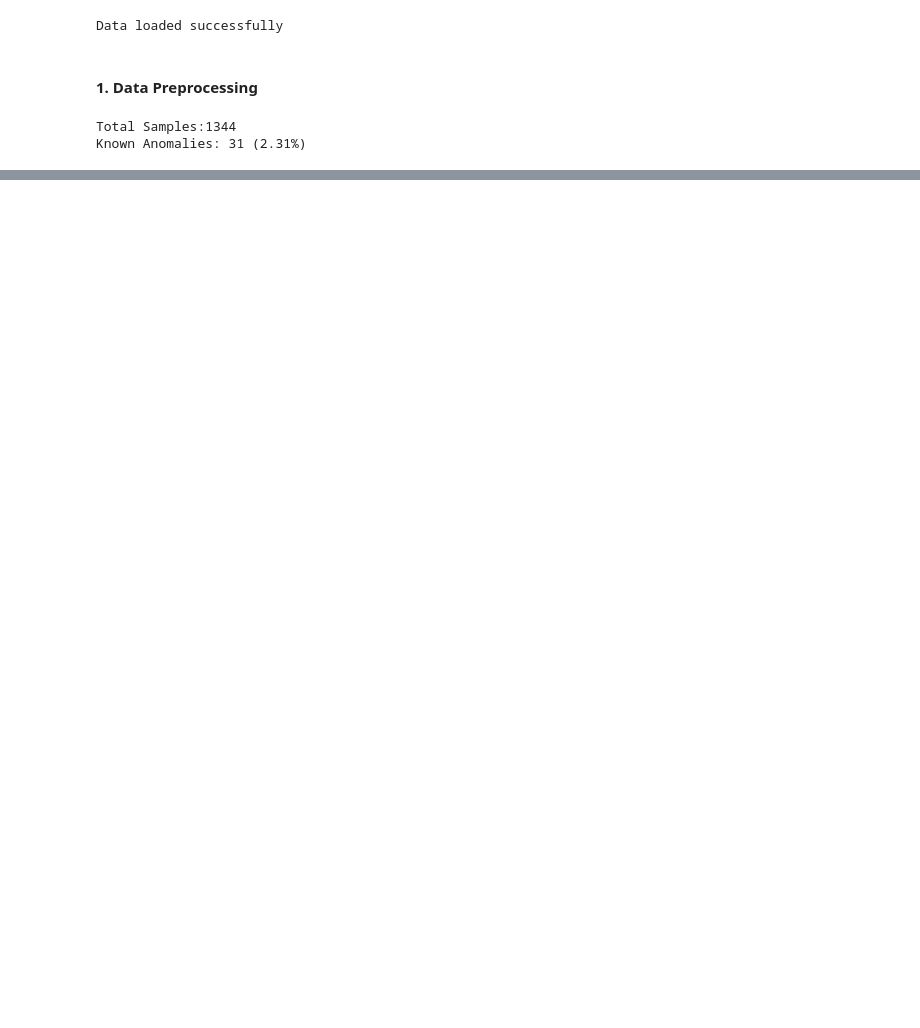
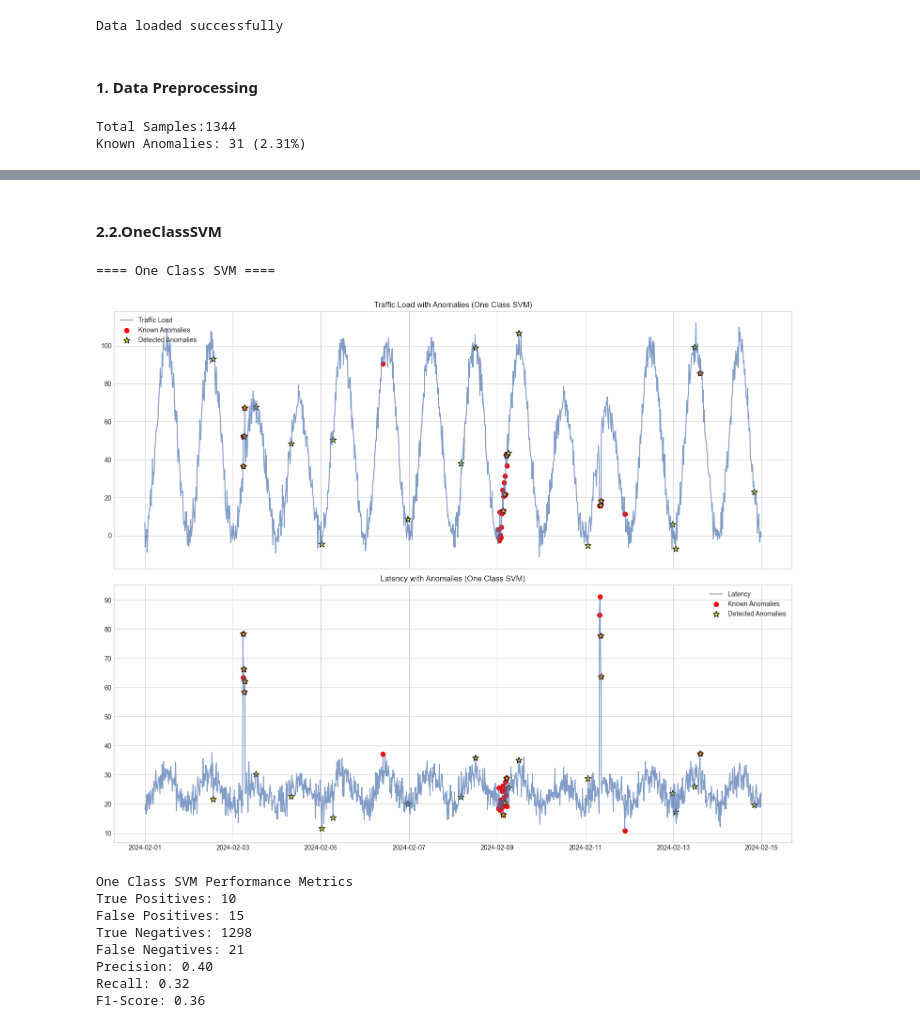
Before and after one commit to kiran2906/telecom_nw_anomaly, a Jupyter notebook: notebooks/anomaly_detection_models.ipynb, the cells around one changed output, grey strips where cells are left out. Drawn from its saved outputs; the diff is of its cells as text; code cells hidden in the pictures; blank space fills up the shorter version.

```diff
--- a/notebooks/anomaly_detection_models.ipynb
+++ b/notebooks/anomaly_detection_models.ipynb
@@ -52,0 +139,22 @@ Known Anomalies: 31 (2.31%)
+# %% [markdown]
+#### 2.2.OneClassSVM
+# %%
+print("\n==== One Class SVM ====")
+# Train the One Class SVM model
+
+one_class_svm = OneClassSVM(gamma='auto',nu=0.01)
+
+#Fit and predict
+one_class_svm_pred = one_class_svm.fit_predict(df_scaled)
+one_class_svm_results = plot_anomaly_results(df, one_class_svm_pred, 'One Class SVM')
+# %% [output]
+==== One Class SVM ====
+[figure, added]
+One Class SVM Performance Metrics
+True Positives: 10
+False Positives: 15
+True Negatives: 1298
+False Negatives: 21
+Precision: 0.40
+Recall: 0.32
+F1-Score: 0.36
```
Also changed, not shown: parts of 9 cells of this notebook, 4 other files.
